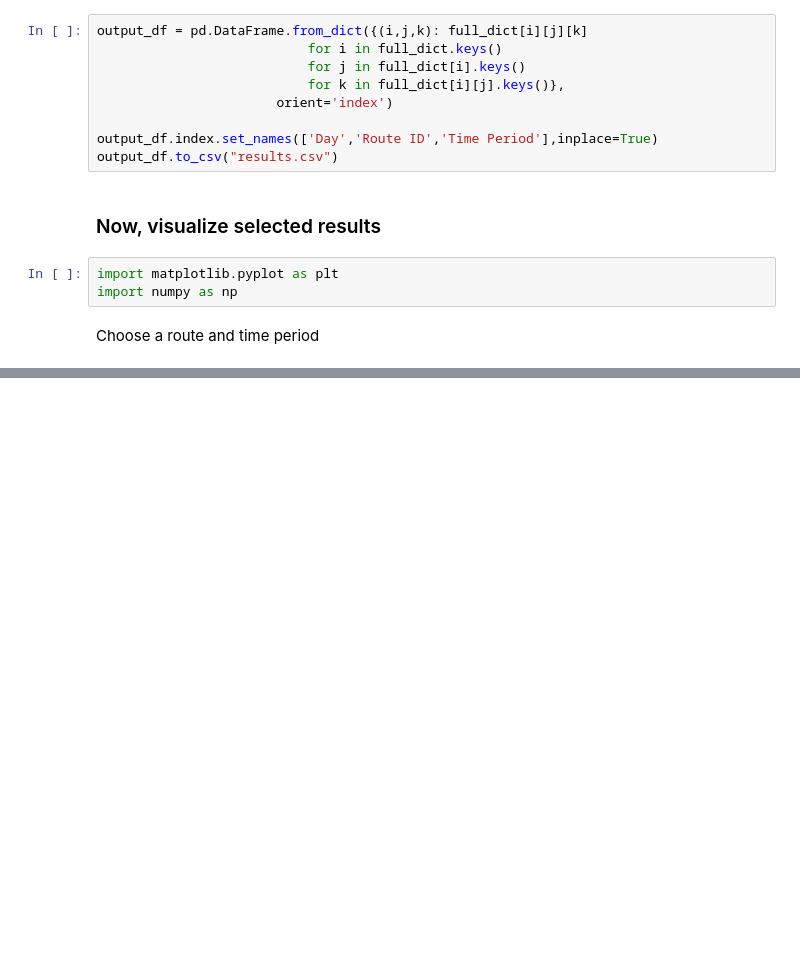
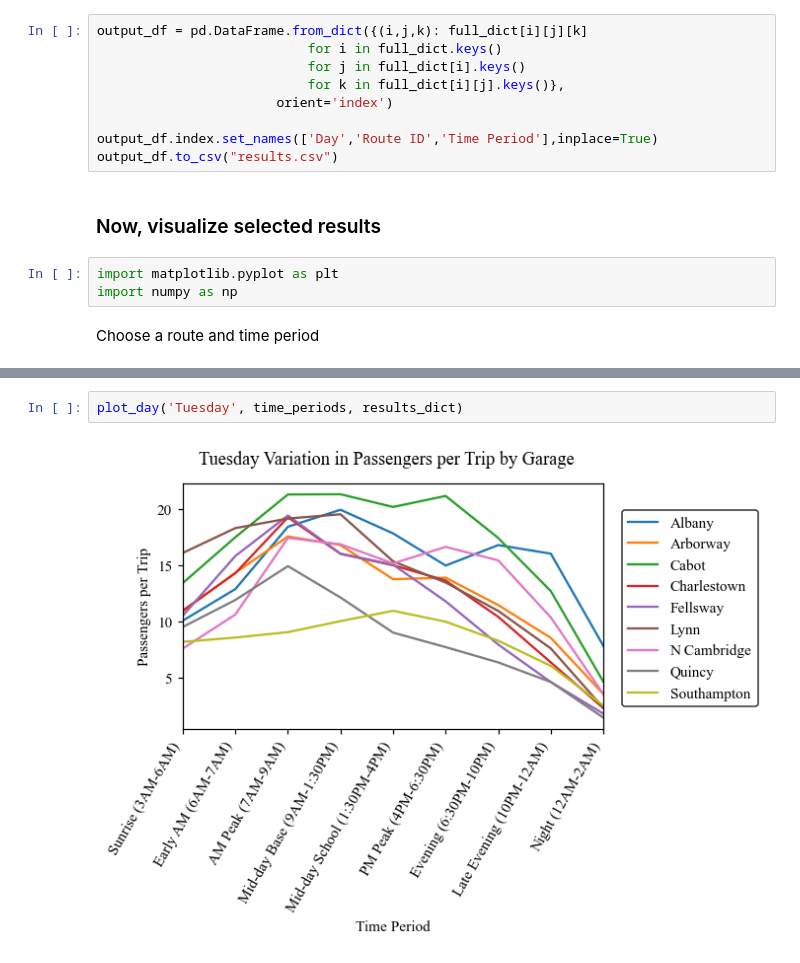
Before and after one commit to nick-caros/gtfs-running-times, a Jupyter notebook: MBTA Weekday Trip and Ridership Comparison.ipynb, the cells around one changed output, grey strips where cells are left out. Saved outputs shown, nothing was run; the diff lists cells and outputs as text; blank space fills up the shorter version.

```diff
--- a/MBTA Weekday Trip and Ridership Comparison.ipynb
+++ b/MBTA Weekday Trip and Ridership Comparison.ipynb
@@ -271,0 +388,4 @@ fig.show()
+# %%
+plot_day('Tuesday', time_periods, results_dict)
+# %% [output]
+[figure, added]
```
Also changed, not shown: parts of 23 cells of this notebook.
